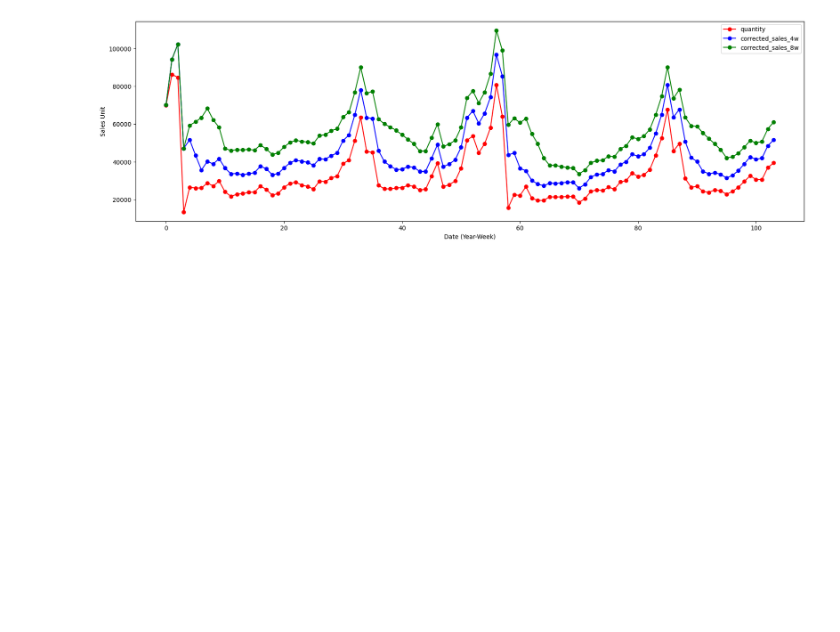
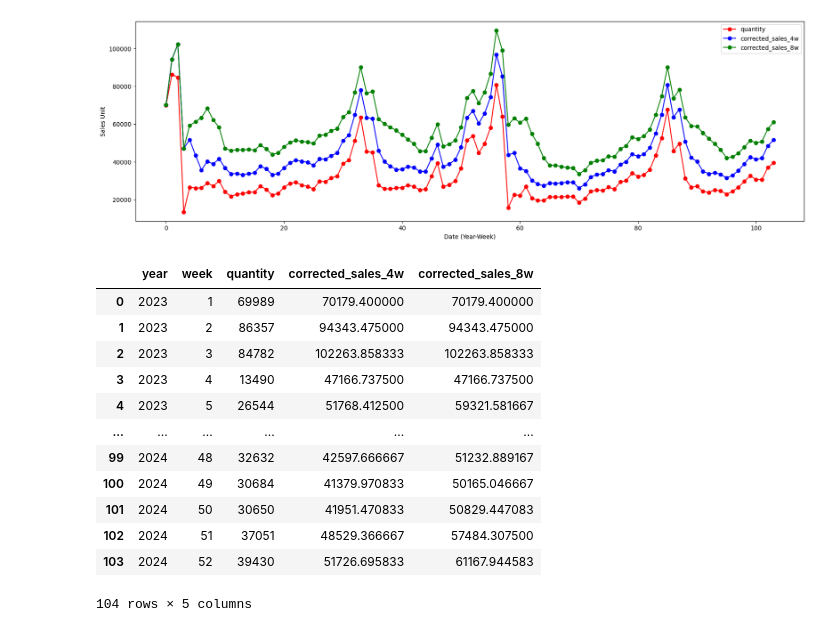
Before and after one commit to thanhtranviet248/FTW-Retailer-Planning-Pack, a Jupyter notebook: Stage_1_Corrected_Sales/corrected_sales_v1.3_only_take_35%_lost_sales_and_assortment_list_involved.ipynb, the cells around one changed output. Drawn from its saved outputs; the diff is of its cells as text; code cells hidden in the pictures; blank space fills up the shorter version.

```diff
--- a/Stage_1_Corrected_Sales/corrected_sales_v1.3_only_take_35%_lost_sales_and_assortment_list_involved.ipynb
+++ b/Stage_1_Corrected_Sales/corrected_sales_v1.3_only_take_35%_lost_sales_and_assortment_list_involved.ipynb
@@ -307,3 +307,19 @@ plt.legend()
 plt.show()
 # %% [output]
 [figure]
+# %%
+plot_df
+# %% [output]
+|  | year | week | quantity | corrected_sales_4w | corrected_sales_8w |
+| 0 | 2023 | 1 | 69989 | 70179.400000 | 70179.400000 |
+| 1 | 2023 | 2 | 86357 | 94343.475000 | 94343.475000 |
+| 2 | 2023 | 3 | 84782 | 102263.858333 | 102263.858333 |
+| 3 | 2023 | 4 | 13490 | 47166.737500 | 47166.737500 |
+| 4 | 2023 | 5 | 26544 | 51768.412500 | 59321.581667 |
+| ... | ... | ... | ... | ... | ... |
+| 99 | 2024 | 48 | 32632 | 42597.666667 | 51232.889167 |
+| 100 | 2024 | 49 | 30684 | 41379.970833 | 50165.046667 |
+| 101 | 2024 | 50 | 30650 | 41951.470833 | 50829.447083 |
+| 102 | 2024 | 51 | 37051 | 48529.366667 | 57484.307500 |
+| 103 | 2024 | 52 | 39430 | 51726.695833 | 61167.944583 |
+104 rows × 5 columns
```
